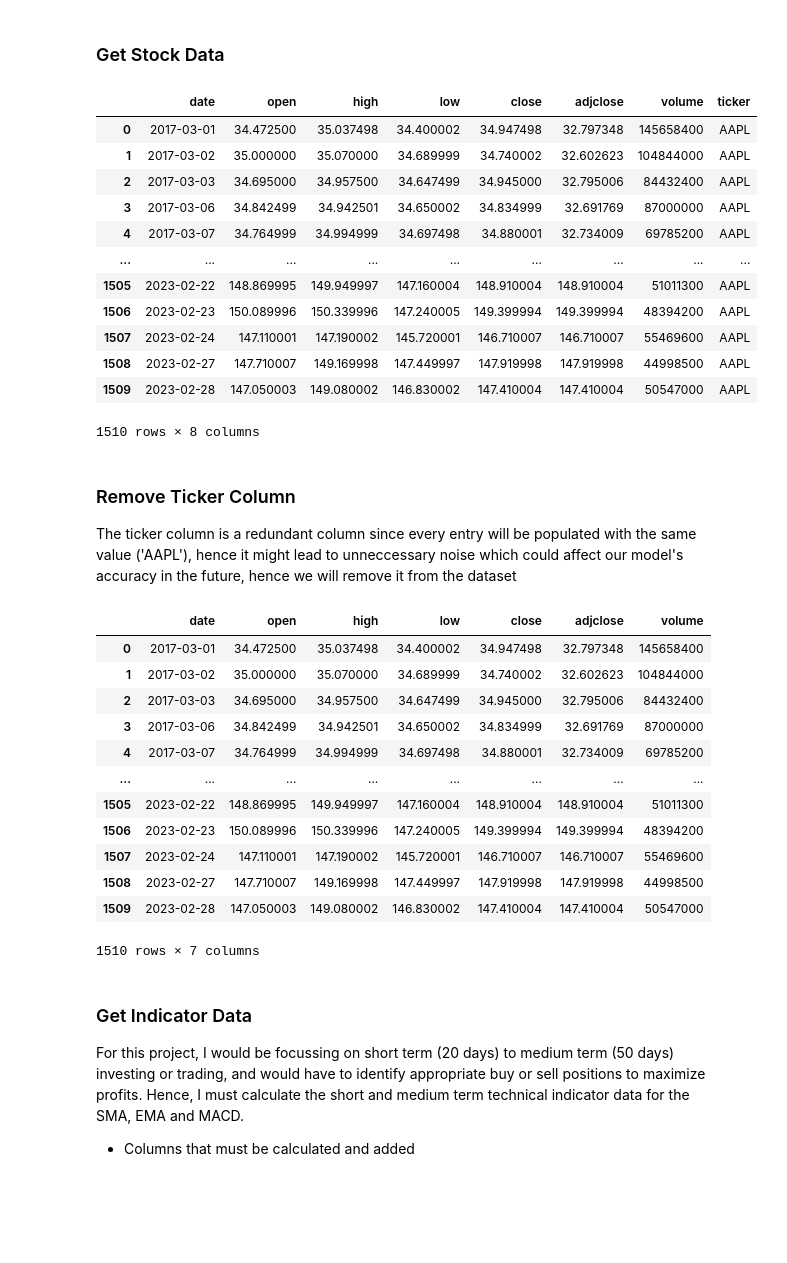
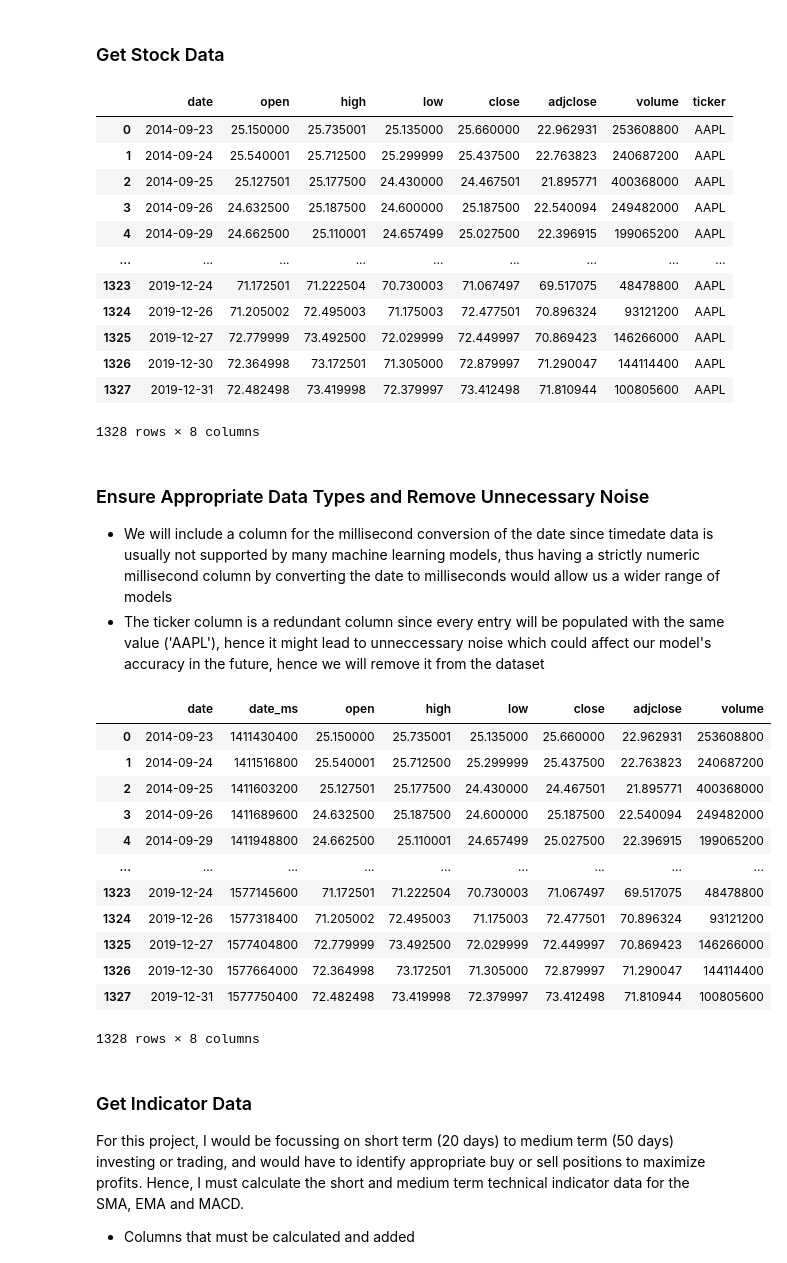
Before and after one commit to CodeLutetium/SC1015-Stock-Predictor, a Jupyter notebook: Playground/tech_indicators.ipynb, the cells around one changed output. Cells and saved outputs as stored; diff of their text form; code cells hidden in the pictures; blank space fills up the shorter version.

```diff
--- a/Playground/tech_indicators.ipynb
+++ b/Playground/tech_indicators.ipynb
@@ -42,47 +48,55 @@ The dataset we will be using for this problem will consist of the historical dai
 stock = 'AAPL'
 short_window = 20
 medium_window = 50
-start_date = '2017-03-01'
-end_date = '2023-03-01'
+start_date = '2015-01-01'
+end_date = '2020-01-01'
 # %% [markdown]
 ### Get Stock Data
 # %%
-stock_df = sf.get_data(ticker=stock, start_date=start_date, end_date=end_date, index_as_date=False)
+pre_start_date = dt.date.fromisoformat(start_date) - dt.timedelta(100)
+stock_df = sf.get_data(ticker=stock, start_date=pre_start_date, end_date=end_date, index_as_date=False)
 stock_df
 # %% [output]
 |  | date | open | high | low | close | adjclose | volume | ticker |
-| 0 | 2017-03-01 | 34.472500 | 35.037498 | 34.400002 | 34.947498 | 32.797348 | 145658400 | AAPL |
-| 1 | 2017-03-02 | 35.000000 | 35.070000 | 34.689999 | 34.740002 | 32.602623 | 104844000 | AAPL |
-| 2 | 2017-03-03 | 34.695000 | 34.957500 | 34.647499 | 34.945000 | 32.795006 | 84432400 | AAPL |
-| 3 | 2017-03-06 | 34.842499 | 34.942501 | 34.650002 | 34.834999 | 32.691769 | 87000000 | AAPL |
-| 4 | 2017-03-07 | 34.764999 | 34.994999 | 34.697498 | 34.880001 | 32.734009 | 69785200 | AAPL |
+| 0 | 2014-09-23 | 25.150000 | 25.735001 | 25.135000 | 25.660000 | 22.962931 | 253608800 | AAPL |
+| 1 | 2014-09-24 | 25.540001 | 25.712500 | 25.299999 | 25.437500 | 22.763823 | 240687200 | AAPL |
+| 2 | 2014-09-25 | 25.127501 | 25.177500 | 24.430000 | 24.467501 | 21.895771 | 400368000 | AAPL |
+| 3 | 2014-09-26 | 24.632500 | 25.187500 | 24.600000 | 25.187500 | 22.540094 | 249482000 | AAPL |
+| 4 | 2014-09-29 | 24.662500 | 25.110001 | 24.657499 | 25.027500 | 22.396915 | 199065200 | AAPL |
 | ... | ... | ... | ... | ... | ... | ... | ... | ... |
-| 1505 | 2023-02-22 | 148.869995 | 149.949997 | 147.160004 | 148.910004 | 148.910004 | 51011300 | AAPL |
-| 1506 | 2023-02-23 | 150.089996 | 150.339996 | 147.240005 | 149.399994 | 149.399994 | 48394200 | AAPL |
-| 1507 | 2023-02-24 | 147.110001 | 147.190002 | 145.720001 | 146.710007 | 146.710007 | 55469600 | AAPL |
-| 1508 | 2023-02-27 | 147.710007 | 149.169998 | 147.449997 | 147.919998 | 147.919998 | 44998500 | AAPL |
-| 1509 | 2023-02-28 | 147.050003 | 149.080002 | 146.830002 | 147.410004 | 147.410004 | 50547000 | AAPL |
+| 1323 | 2019-12-24 | 71.172501 | 71.222504 | 70.730003 | 71.067497 | 69.517075 | 48478800 | AAPL |
+| 1324 | 2019-12-26 | 71.205002 | 72.495003 | 71.175003 | 72.477501 | 70.896324 | 93121200 | AAPL |
+| 1325 | 2019-12-27 | 72.779999 | 73.492500 | 72.029999 | 72.449997 | 70.869423 | 146266000 | AAPL |
+| 1326 | 2019-12-30 | 72.364998 | 73.172501 | 71.305000 | 72.879997 | 71.290047 | 144114400 | AAPL |
+| 1327 | 2019-12-31 | 72.482498 | 73.419998 | 72.379997 | 73.412498 | 71.810944 | 100805600 | AAPL |
-1510 rows × 8 columns
+1328 rows × 8 columns
 # %% [markdown]
-### Remove Ticker Column
-The ticker column is a redundant column since every entry will be populated with the same value ('AAPL'), hence it might lead to unneccessary noise which could affect our model's accuracy in the future, hence we will remove it from the dataset
+### Ensure Appropriate Data Types and Remove Unnecessary Noise
+- We will include a column for the millisecond conversion of the date since timedate data is usually not supported by many machine learning models, thus having a strictly numeric millisecond column by converting the date to milliseconds would allow us a wider range of models
+- The ticker column is a redundant column since every entry will be populated with the same value ('AAPL'), hence it might lead to unneccessary noise which could affect our model's accuracy in the future, hence we will remove it from the dataset
 # %%
+stock_df.insert(
+    1,
+    'date_ms',
+    stock_df['date'].astype('int64') // (10 ** 9),
+    True
+)
 stock_df.drop(columns=['ticker'], inplace=True)
 stock_df
 # %% [output]
-|  | date | open | high | low | close | adjclose | volume |
-| 0 | 2017-03-01 | 34.472500 | 35.037498 | 34.400002 | 34.947498 | 32.797348 | 145658400 |
-| 1 | 2017-03-02 | 35.000000 | 35.070000 | 34.689999 | 34.740002 | 32.602623 | 104844000 |
-| 2 | 2017-03-03 | 34.695000 | 34.957500 | 34.647499 | 34.945000 | 32.795006 | 84432400 |
-| 3 | 2017-03-06 | 34.842499 | 34.942501 | 34.650002 | 34.834999 | 32.691769 | 87000000 |
-| 4 | 2017-03-07 | 34.764999 | 34.994999 | 34.697498 | 34.880001 | 32.734009 | 69785200 |
-| ... | ... | ... | ... | ... | ... | ... | ... |
-| 1505 | 2023-02-22 | 148.869995 | 149.949997 | 147.160004 | 148.910004 | 148.910004 | 51011300 |
-| 1506 | 2023-02-23 | 150.089996 | 150.339996 | 147.240005 | 149.399994 | 149.399994 | 48394200 |
-| 1507 | 2023-02-24 | 147.110001 | 147.190002 | 145.720001 | 146.710007 | 146.710007 | 55469600 |
-| 1508 | 2023-02-27 | 147.710007 | 149.169998 | 147.449997 | 147.919998 | 147.919998 | 44998500 |
-| 1509 | 2023-02-28 | 147.050003 | 149.080002 | 146.830002 | 147.410004 | 147.410004 | 50547000 |
+|  | date | date_ms | open | high | low | close | adjclose | volume |
+| 0 | 2014-09-23 | 1411430400 | 25.150000 | 25.735001 | 25.135000 | 25.660000 | 22.962931 | 253608800 |
+| 1 | 2014-09-24 | 1411516800 | 25.540001 | 25.712500 | 25.299999 | 25.437500 | 22.763823 | 240687200 |
+| 2 | 2014-09-25 | 1411603200 | 25.127501 | 25.177500 | 24.430000 | 24.467501 | 21.895771 | 400368000 |
+| 3 | 2014-09-26 | 1411689600 | 24.632500 | 25.187500 | 24.600000 | 25.187500 | 22.540094 | 249482000 |
+| 4 | 2014-09-29 | 1411948800 | 24.662500 | 25.110001 | 24.657499 | 25.027500 | 22.396915 | 199065200 |
+| ... | ... | ... | ... | ... | ... | ... | ... | ... |
+| 1323 | 2019-12-24 | 1577145600 | 71.172501 | 71.222504 | 70.730003 | 71.067497 | 69.517075 | 48478800 |
+| 1324 | 2019-12-26 | 1577318400 | 71.205002 | 72.495003 | 71.175003 | 72.477501 | 70.896324 | 93121200 |
+| 1325 | 2019-12-27 | 1577404800 | 72.779999 | 73.492500 | 72.029999 | 72.449997 | 70.869423 | 146266000 |
+| 1326 | 2019-12-30 | 1577664000 | 72.364998 | 73.172501 | 71.305000 | 72.879997 | 71.290047 | 144114400 |
+| 1327 | 2019-12-31 | 1577750400 | 72.482498 | 73.419998 | 72.379997 | 73.412498 | 71.810944 | 100805600 |
-1510 rows × 7 columns
+1328 rows × 8 columns
 # %% [markdown]
 ### Get Indicator Data
 For this project, I would be focussing on short term (20 days) to medium term (50 days) investing or trading, and would have to identify appropriate buy or sell positions to maximize profits. Hence, I must calculate the short and medium term technical indicator data for the SMA, EMA and MACD.
```
Also changed, not shown: parts of 56 cells of this notebook, 1 other file.
